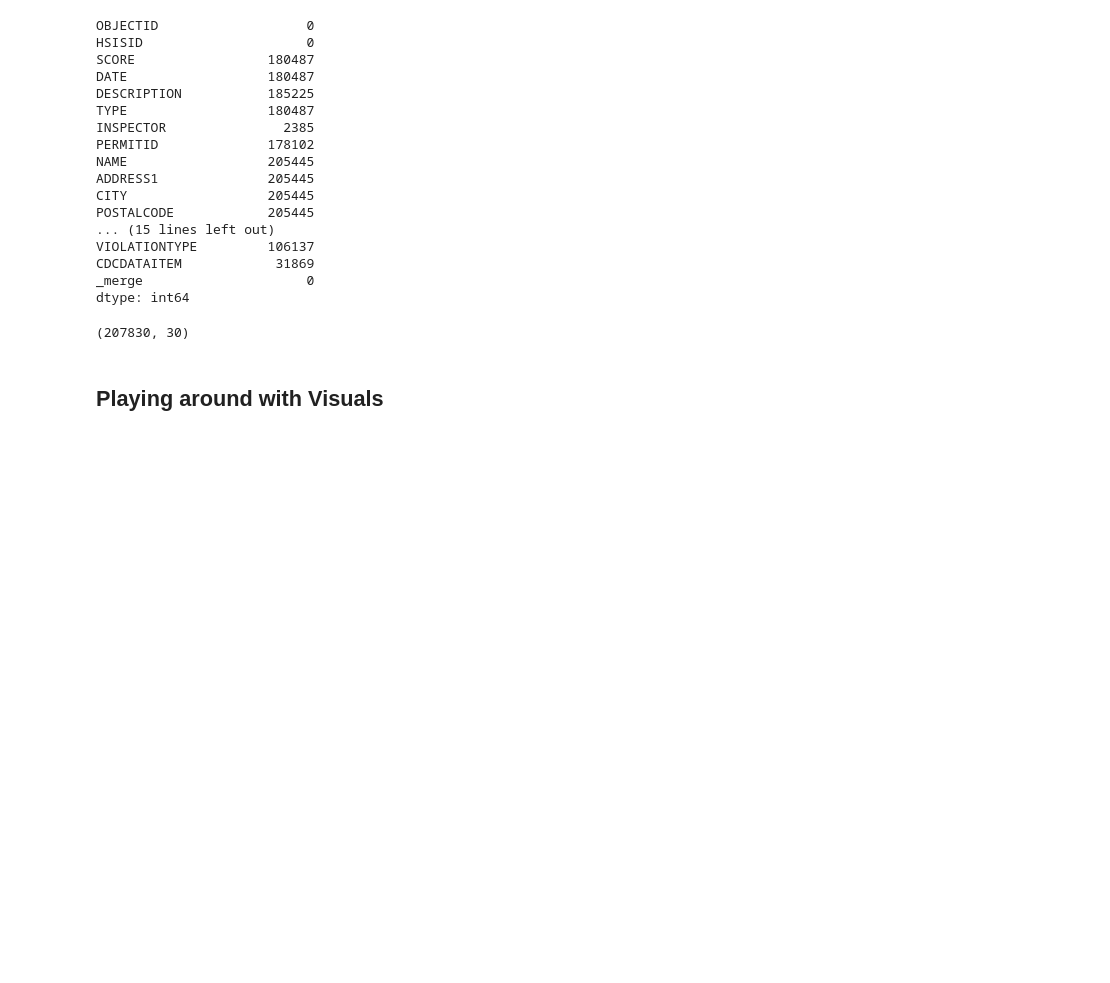
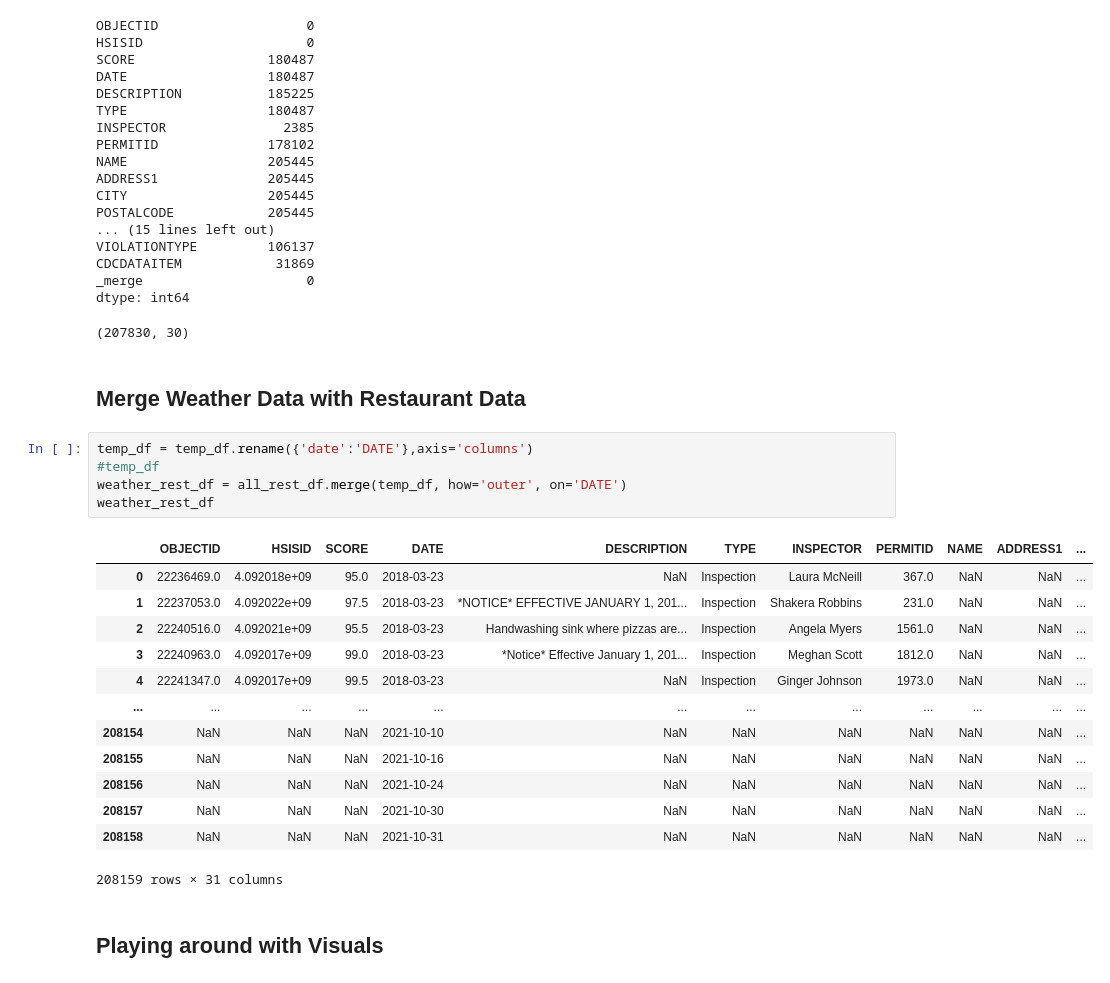
Before and after one commit to shyamal-anadkat/wake-county-food-inspections-analysis, a Jupyter notebook: Wake County - Restaurant Food Inspections Analysis [AIPI510].ipynb, the cells around one changed output. Drawn from its saved outputs; the diff is of its cells as text; blank space fills up the shorter version.

Commit message:
updated merge file for weather df

```diff
--- a/Wake County - Restaurant Food Inspections Analysis [AIPI510].ipynb
+++ b/Wake County - Restaurant Food Inspections Analysis [AIPI510].ipynb
@@ -238,6 +238,27 @@ CDCDATAITEM            31869
 _merge                     0
 dtype: int64
 (207830, 30)
+# %% [markdown]
+## Merge Weather Data with Restaurant Data
+# %%
+temp_df = temp_df.rename({'date':'DATE'},axis='columns')
+#temp_df
+weather_rest_df = all_rest_df.merge(temp_df, how='outer', on='DATE')
+weather_rest_df
+# %% [output]
+|  | OBJECTID | HSISID | SCORE | DATE | DESCRIPTION | TYPE | INSPECTOR | PERMITID | NAME | ADDRESS1 | ... |
+| 0 | 22236469.0 | 4.092018e+09 | 95.0 | 2018-03-23 | NaN | Inspection | Laura McNeill | 367.0 | NaN | NaN | ... |
+| 1 | 22237053.0 | 4.092022e+09 | 97.5 | 2018-03-23 | *NOTICE* EFFECTIVE JANUARY 1, 201... | Inspection | Shakera Robbins | 231.0 | NaN | NaN | ... |
+| 2 | 22240516.0 | 4.092021e+09 | 95.5 | 2018-03-23 | Handwashing sink where pizzas are... | Inspection | Angela Myers | 1561.0 | NaN | NaN | ... |
+| 3 | 22240963.0 | 4.092017e+09 | 99.0 | 2018-03-23 | *Notice* Effective January 1, 201... | Inspection | Meghan Scott | 1812.0 | NaN | NaN | ... |
+| 4 | 22241347.0 | 4.092017e+09 | 99.5 | 2018-03-23 | NaN | Inspection | Ginger Johnson | 1973.0 | NaN | NaN | ... |
+| ... | ... | ... | ... | ... | ... | ... | ... | ... | ... | ... | ... |
+| 208154 | NaN | NaN | NaN | 2021-10-10 | NaN | NaN | NaN | NaN | NaN | NaN | ... |
+| 208155 | NaN | NaN | NaN | 2021-10-16 | NaN | NaN | NaN | NaN | NaN | NaN | ... |
+| 208156 | NaN | NaN | NaN | 2021-10-24 | NaN | NaN | NaN | NaN | NaN | NaN | ... |
+| 208157 | NaN | NaN | NaN | 2021-10-30 | NaN | NaN | NaN | NaN | NaN | NaN | ... |
+| 208158 | NaN | NaN | NaN | 2021-10-31 | NaN | NaN | NaN | NaN | NaN | NaN | ... |
+208159 rows × 31 columns
 # %% [markdown]
 ## Playing around with Visuals
 # %%
```
Also changed, not shown: parts of 1 cell of this notebook.
